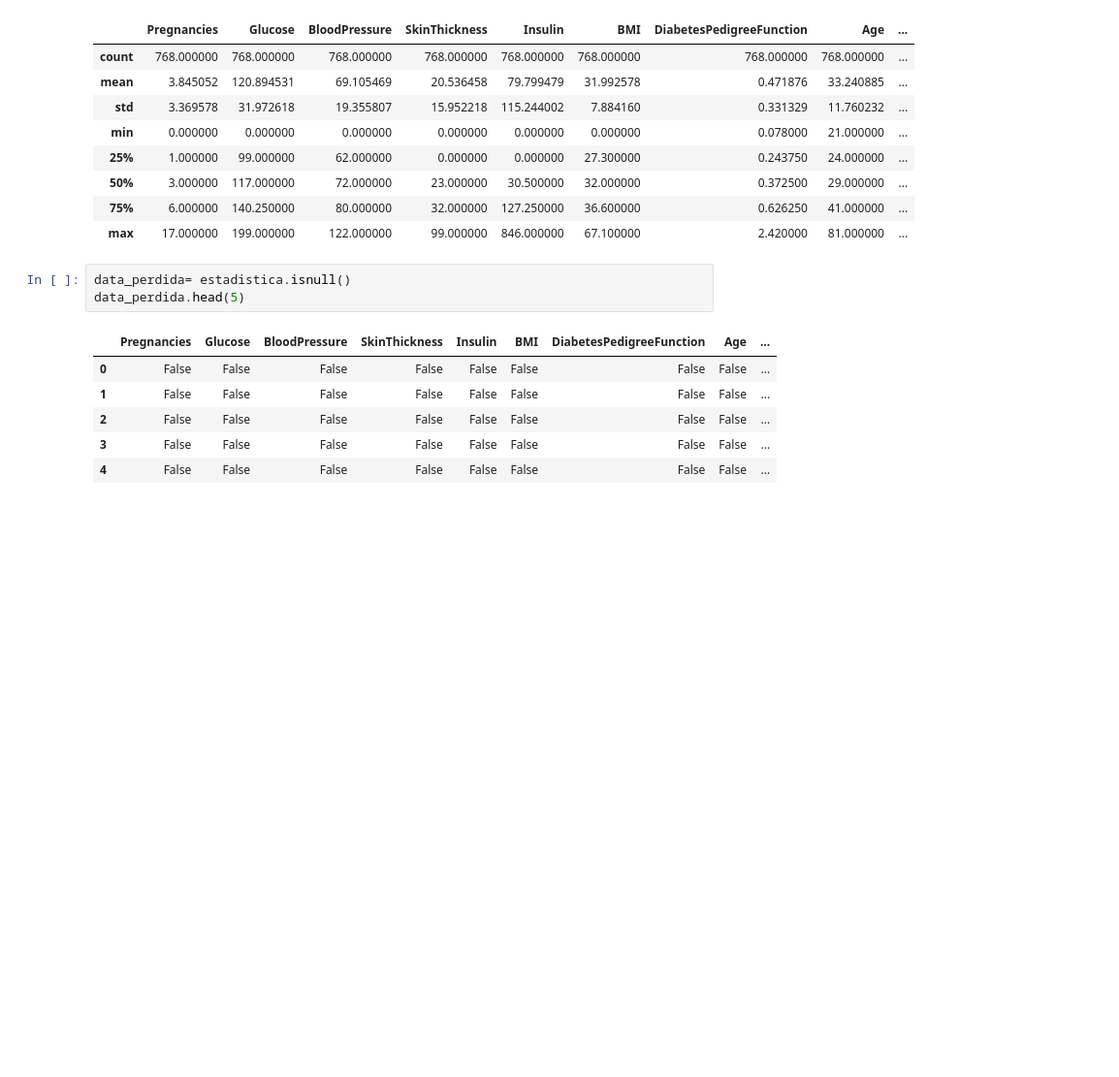
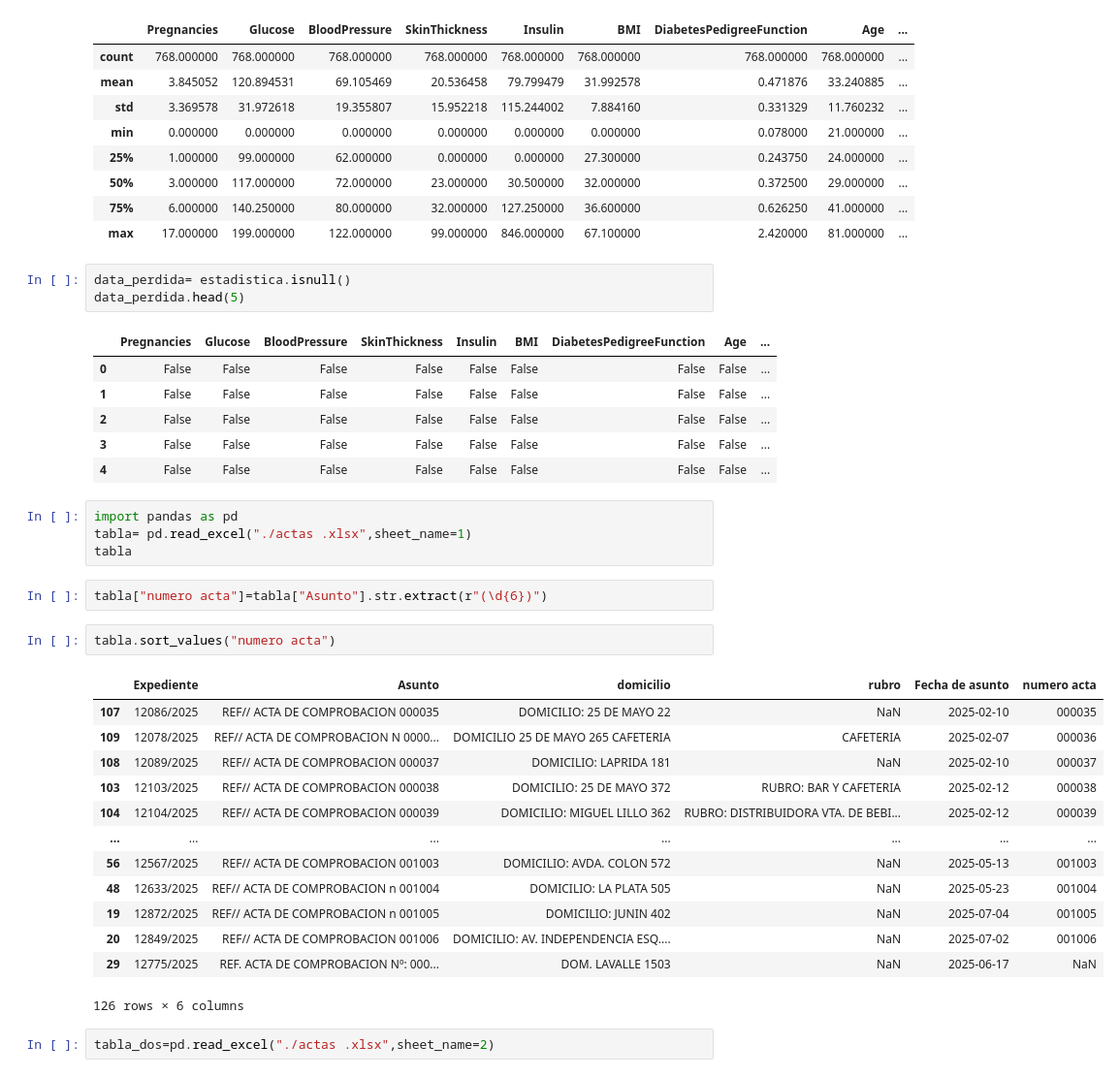
Before and after one commit to LuisBarrionuevodev/Coding-Challenges, a Jupyter notebook: Python/practicando apis en python/api_basket.ipynb, the cells around one changed output. Shown at 97% size. Drawn from its saved outputs; the diff is of its cells as text; blank space fills up the shorter version.

Commit message:
Actualizo notebook y agrego archivos Excel de trabajo con actas

```diff
--- a/Python/practicando apis en python/api_basket.ipynb
+++ b/Python/practicando apis en python/api_basket.ipynb
@@ -415,3 +415,27 @@ data_perdida.head(5)
 | 2 | False | False | False | False | False | False | False | False | ... |
 | 3 | False | False | False | False | False | False | False | False | ... |
 | 4 | False | False | False | False | False | False | False | False | ... |
+# %%
+import pandas as pd
+tabla= pd.read_excel("./actas .xlsx",sheet_name=1)
+tabla
+# %%
+tabla["numero acta"]=tabla["Asunto"].str.extract(r"(\d{6})")
+# %%
+tabla.sort_values("numero acta")
+# %% [output]
+|  | Expediente | Asunto | domicilio | rubro | Fecha de asunto | numero acta |
+| 107 | 12086/2025 | REF// ACTA DE COMPROBACION 000035 | DOMICILIO: 25 DE MAYO 22 | NaN | 2025-02-10 | 000035 |
+| 109 | 12078/2025 | REF// ACTA DE COMPROBACION N 0000... | DOMICILIO 25 DE MAYO 265 CAFETERIA | CAFETERIA | 2025-02-07 | 000036 |
+| 108 | 12089/2025 | REF// ACTA DE COMPROBACION 000037 | DOMICILIO: LAPRIDA 181 | NaN | 2025-02-10 | 000037 |
+| 103 | 12103/2025 | REF// ACTA DE COMPROBACION 000038 | DOMICILIO: 25 DE MAYO 372 | RUBRO: BAR Y CAFETERIA | 2025-02-12 | 000038 |
+| 104 | 12104/2025 | REF// ACTA DE COMPROBACION 000039 | DOMICILIO: MIGUEL LILLO 362 | RUBRO: DISTRIBUIDORA VTA. DE BEBI... | 2025-02-12 | 000039 |
+| ... | ... | ... | ... | ... | ... | ... |
+| 56 | 12567/2025 | REF// ACTA DE COMPROBACION 001003 | DOMICILIO: AVDA. COLON 572 | NaN | 2025-05-13 | 001003 |
+| 48 | 12633/2025 | REF// ACTA DE COMPROBACION n 001004 | DOMICILIO: LA PLATA 505 | NaN | 2025-05-23 | 001004 |
+| 19 | 12872/2025 | REF// ACTA DE COMPROBACION n 001005 | DOMICILIO: JUNIN 402 | NaN | 2025-07-04 | 001005 |
+| 20 | 12849/2025 | REF// ACTA DE COMPROBACION 001006 | DOMICILIO: AV. INDEPENDENCIA ESQ.... | NaN | 2025-07-02 | 001006 |
+| 29 | 12775/2025 | REF. ACTA DE COMPROBACION Nº: 000... | DOM. LAVALLE 1503 | NaN | 2025-06-17 | NaN |
+126 rows × 6 columns
+# %%
+tabla_dos=pd.read_excel("./actas .xlsx",sheet_name=2)
```
Also changed, not shown: parts of 5 cells of this notebook, 6 other files.
